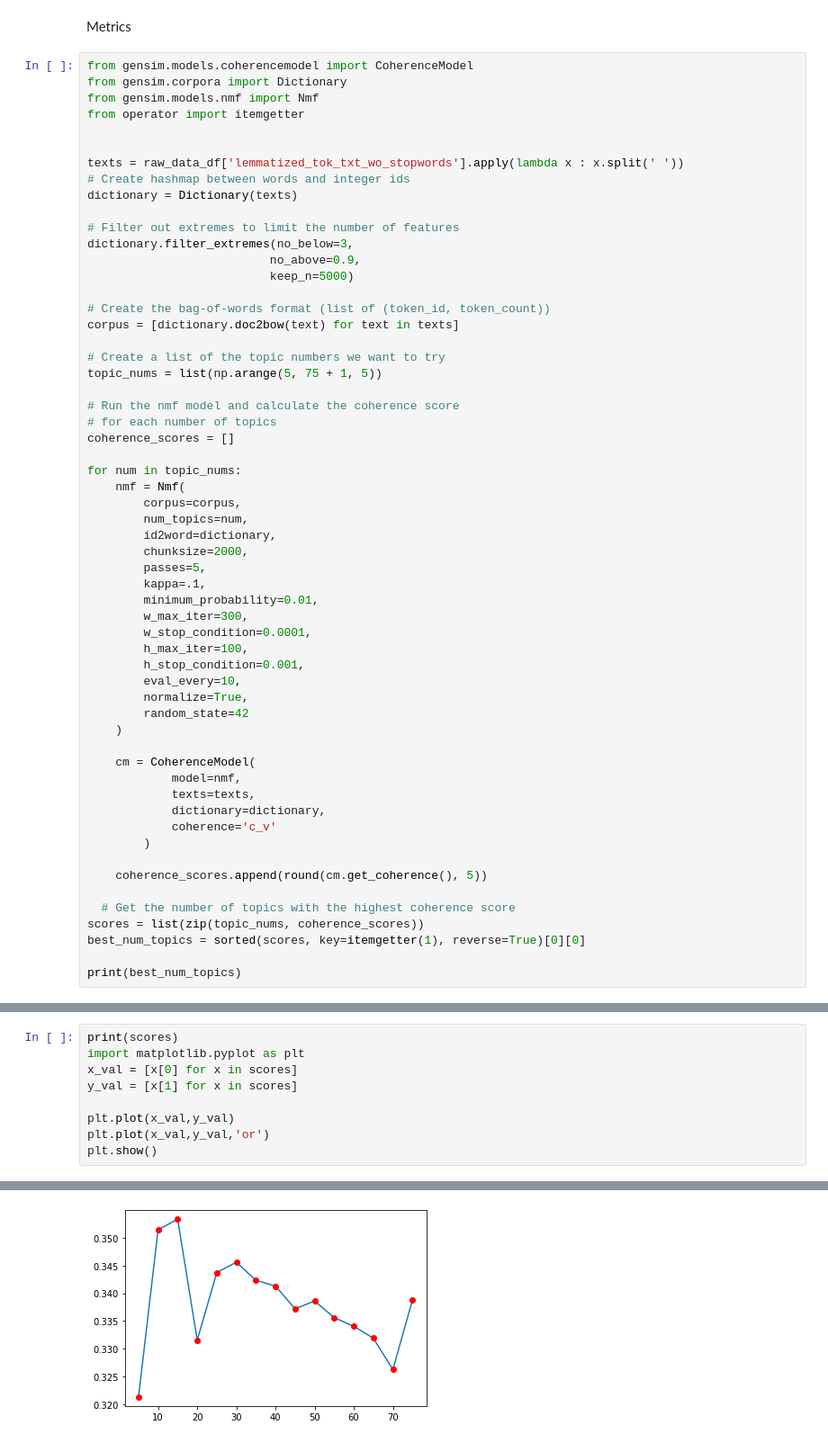
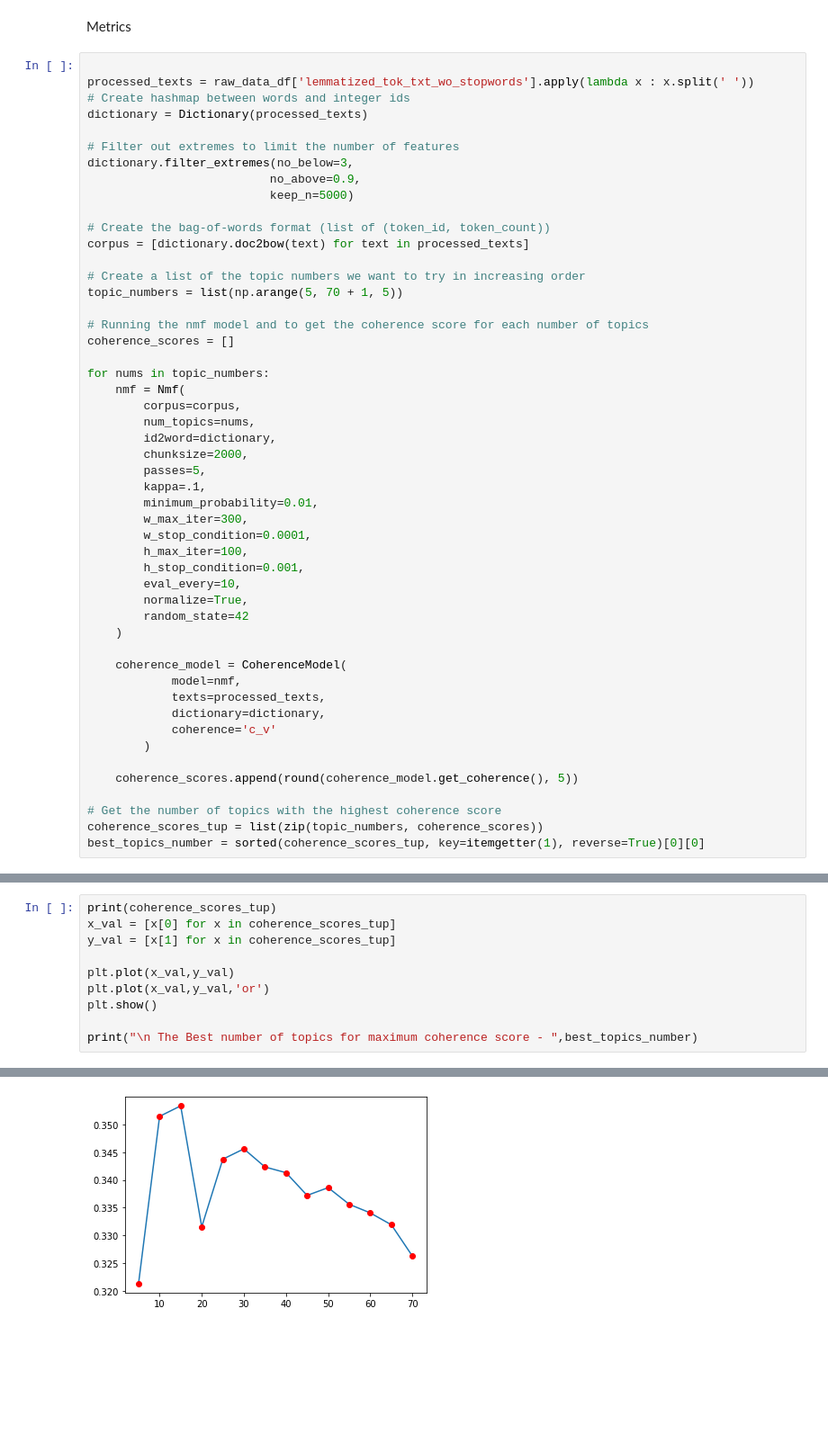
Before and after one commit to aaprasad/DSC210-FA22-Final-Project, a Jupyter notebook: president_nmf.ipynb, the cells around one changed output, grey strips where cells are left out. Shown at 90% size. Saved outputs shown, nothing was run; the diff lists cells and outputs as text; blank space fills up the shorter version.

```diff
--- a/president_nmf.ipynb
+++ b/president_nmf.ipynb
@@ -218,15 +222,10 @@ war, offense, british, woe, savage
 # %% [markdown]
 Metrics
 # %%
-from gensim.models.coherencemodel import CoherenceModel
-from gensim.corpora import Dictionary
-from gensim.models.nmf import Nmf
-from operator import itemgetter
 
-
-texts = raw_data_df['lemmatized_tok_txt_wo_stopwords'].apply(lambda x : x.split(' '))
+processed_texts = raw_data_df['lemmatized_tok_txt_wo_stopwords'].apply(lambda x : x.split(' '))
 # Create hashmap between words and integer ids
-dictionary = Dictionary(texts)
+dictionary = Dictionary(processed_texts)
 
 # Filter out extremes to limit the number of features
 dictionary.filter_extremes(no_below=3,
@@ -234,19 +233,18 @@ dictionary.filter_extremes(no_below=3,
                           keep_n=5000)
 
 # Create the bag-of-words format (list of (token_id, token_count))
-corpus = [dictionary.doc2bow(text) for text in texts]
+corpus = [dictionary.doc2bow(text) for text in processed_texts]
 
-# Create a list of the topic numbers we want to try
-topic_nums = list(np.arange(5, 75 + 1, 5))
+# Create a list of the topic numbers we want to try in increasing order
+topic_numbers = list(np.arange(5, 70 + 1, 5))
 
-# Run the nmf model and calculate the coherence score
-# for each number of topics
+# Running the nmf model and to get the coherence score for each number of topics
 coherence_scores = []
 
-for num in topic_nums:
+for nums in topic_numbers:
     nmf = Nmf(
         corpus=corpus,
-        num_topics=num,
+        num_topics=nums,
         id2word=dictionary,
         chunksize=2000,
         passes=5,
@@ -261,17 +259,15 @@ for num in topic_nums:
         random_state=42
     )
 
-    cm = CoherenceModel(
+    coherence_model = CoherenceModel(
             model=nmf,
-            texts=texts,
+            texts=processed_texts,
             dictionary=dictionary,
             coherence='c_v'
         )
 
-    coherence_scores.append(round(cm.get_coherence(), 5))
+    coherence_scores.append(round(coherence_model.get_coherence(), 5))
 
-  # Get the number of topics with the highest coherence score
-scores = list(zip(topic_nums, coherence_scores))
-best_num_topics = sorted(scores, key=itemgetter(1), reverse=True)[0][0]
-
-print(best_num_topics)
+# Get the number of topics with the highest coherence score
+coherence_scores_tup = list(zip(topic_numbers, coherence_scores))
+best_topics_number = sorted(coherence_scores_tup, key=itemgetter(1), reverse=True)[0][0]
@@ -280,12 +274,13 @@ print(best_num_topics)
 # %%
-print(scores)
-import matplotlib.pyplot as plt
-x_val = [x[0] for x in scores]
-y_val = [x[1] for x in scores]
+print(coherence_scores_tup)
+x_val = [x[0] for x in coherence_scores_tup]
+y_val = [x[1] for x in coherence_scores_tup]
 
 plt.plot(x_val,y_val)
 plt.plot(x_val,y_val,'or')
 plt.show()
+
+print("\n The Best number of topics for maximum coherence score - ",best_topics_number)
 # %% [output]
 [(5, 0.32132), (10, 0.35144), (15, 0.35333), (20, 0.33156), (25, 0.34373), (30, 0.34559), (35, 0.34233), (40, 0.3413), (45, 0.33721), (50, 0.33861), (55, 0.33561), (60, 0.33406), (65, 0.33192), (70, 0 ...
-[figure, old version]
+[figure, new version]
```
Also changed, not shown: parts of 10 cells of this notebook.
